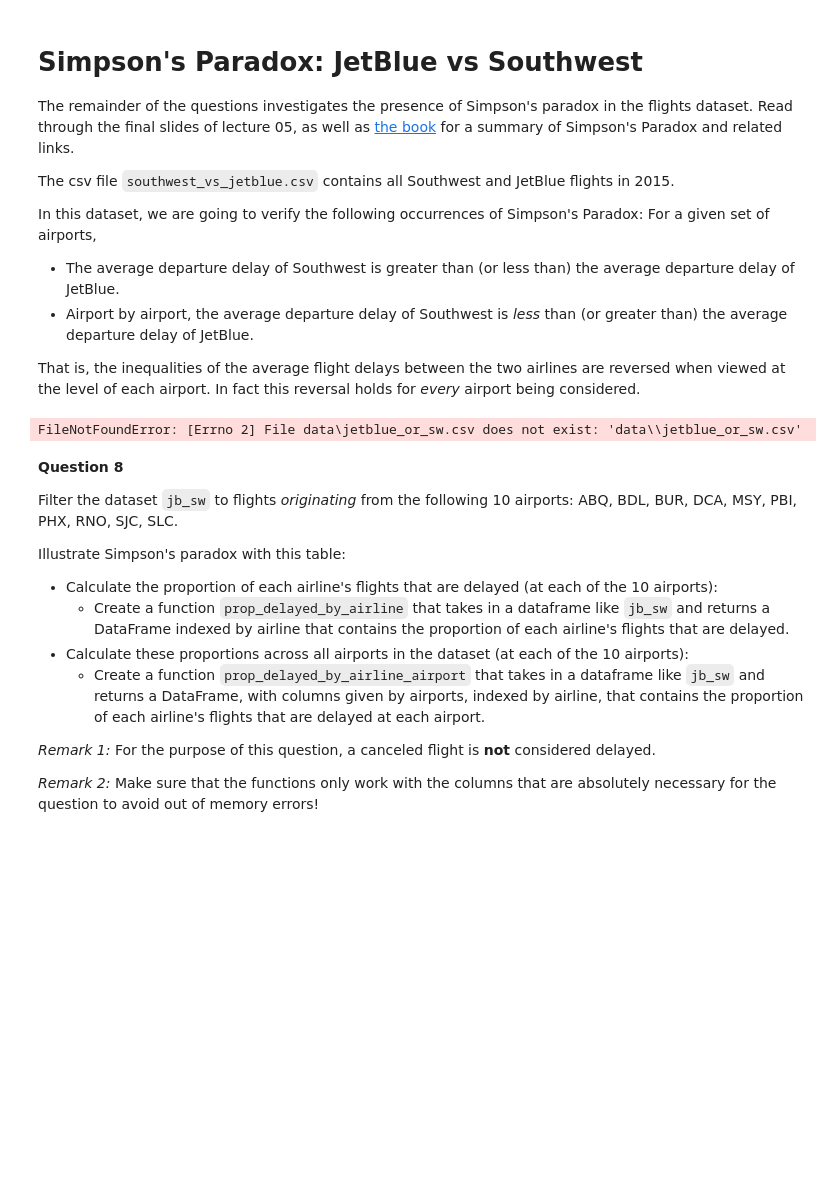
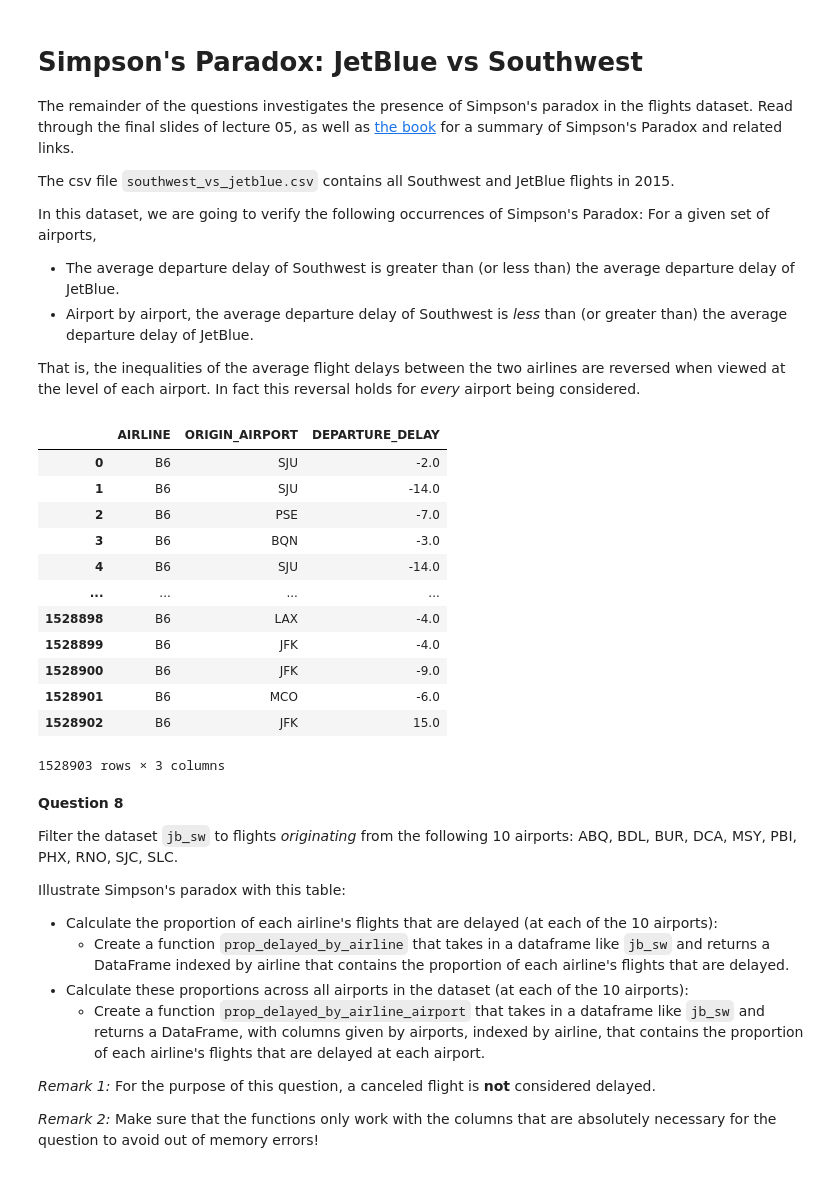
Before and after one commit to YourTeammate/dsc80-co-working, a Jupyter notebook: projects/02/project02.ipynb, the cells around one changed output. Cells and saved outputs as stored; diff of their text form; code cells hidden in the pictures; blank space fills up the shorter version.

```diff
--- a/projects/02/project02.ipynb
+++ b/projects/02/project02.ipynb
@@ -500,11 +500,25 @@ dtype = proj.data_types()
 
 # The `usecols` keyword:
 # choose *only* the columns you need to reduce your memory footprint!
-usecols = ...
+usecols = ['AIRLINE', 'ORIGIN_AIRPORT', 'DEPARTURE_DELAY']
 
-jb_sw = pd.read_csv(jb_sw_filepath, dtype=dtype)
+jb_sw = pd.read_csv(jb_sw_filepath, dtype=dtype, usecols=usecols)
-# %% [output]
-FileNotFoundError: [Errno 2] File data\jetblue_or_sw.csv does not exist: 'data\\jetblue_or_sw.csv'
+# %%
+jb_sw
+# %% [output]
+|  | AIRLINE | ORIGIN_AIRPORT | DEPARTURE_DELAY |
+| 0 | B6 | SJU | -2.0 |
+| 1 | B6 | SJU | -14.0 |
+| 2 | B6 | PSE | -7.0 |
+| 3 | B6 | BQN | -3.0 |
+| 4 | B6 | SJU | -14.0 |
+| ... | ... | ... | ... |
+| 1528898 | B6 | LAX | -4.0 |
+| 1528899 | B6 | JFK | -4.0 |
+| 1528900 | B6 | JFK | -9.0 |
+| 1528901 | B6 | MCO | -6.0 |
+| 1528902 | B6 | JFK | 15.0 |
+1528903 rows × 3 columns
 # %% [markdown]
 **Question 8**
 
```
Also changed, not shown: parts of 4 cells of this notebook, 1 other file.
